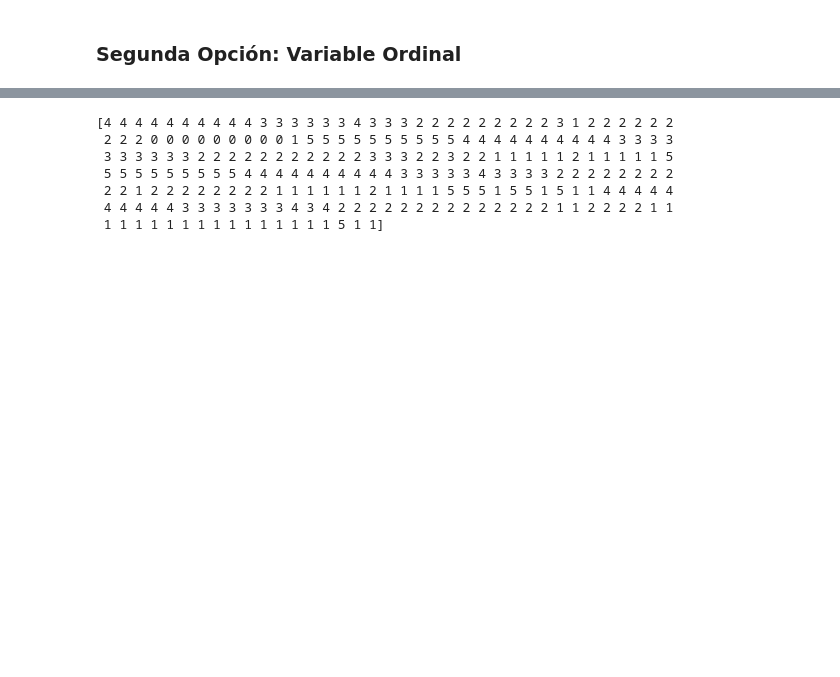
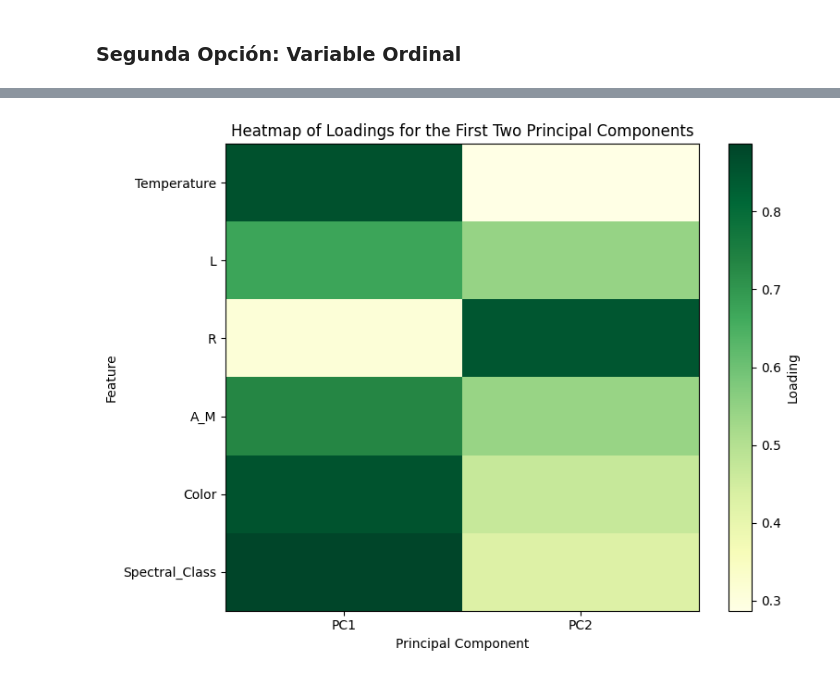
Before and after one commit to RodrigoMaroto/Practica2-ML, a Jupyter notebook: Practica2.ipynb, the cells around one changed output, grey strips where cells are left out. Drawn from its saved outputs; the diff is of its cells as text; code cells hidden in the pictures; blank space fills up the shorter version.

```diff
--- a/Practica2.ipynb
+++ b/Practica2.ipynb
@@ -148,8 +156,6 @@ Como se indica en el enunciado, el color está asociado a la cantidad de energí
 
 ![imagen.png](attachment:0f3cfe81-723f-4969-a126-64e106eaef75.png)
 # %%
-df = pd.read_csv("stars_data.csv")
-
 # Primero vamos a ver qué colores hay
 #print(df['Color'].unique())
 
@@ -174,17 +180,28 @@ df['Color'] = df['Color'].map(color_values)
 
 sc_values = {"M": 1, "K": 2, "G":3, "F":4, "A":5, "B":6, "O":7}
 df['Spectral_Class'] = df['Spectral_Class'].map(sc_values)
+features = df.columns
-# %%
-data = df.values
-scaled_data = scale(data)
-y_predict = kmeans(scaled_data, 6)
-
-print(y_predict)
-# %% [output]
-[4 4 4 4 4 4 4 4 4 4 3 3 3 3 3 3 4 3 3 3 2 2 2 2 2 2 2 2 2 3 1 2 2 2 2 2 2
- 2 2 2 0 0 0 0 0 0 0 0 0 1 5 5 5 5 5 5 5 5 5 5 4 4 4 4 4 4 4 4 4 4 3 3 3 3
- 3 3 3 3 3 3 2 2 2 2 2 2 2 2 2 2 2 3 3 3 2 2 3 2 2 1 1 1 1 1 2 1 1 1 1 1 5
- 5 5 5 5 5 5 5 5 5 4 4 4 4 4 4 4 4 4 4 3 3 3 3 3 4 3 3 3 3 2 2 2 2 2 2 2 2
- 2 2 1 2 2 2 2 2 2 2 2 1 1 1 1 1 1 2 1 1 1 1 5 5 5 1 5 5 1 5 1 1 4 4 4 4 4
- 4 4 4 4 4 3 3 3 3 3 3 3 4 3 4 2 2 2 2 2 2 2 2 2 2 2 2 2 2 1 1 2 2 2 2 1 1
- 1 1 1 1 1 1 1 1 1 1 1 1 1 1 1 5 1 1]
+# %%
+X_ord = scale(df)
+
+pca = PCA(n_components=2)
+X_ord_pca = pca.fit_transform(X_ord)
+# %%
+loadings = np.abs(pca.components_[:2].T * np.sqrt(pca.explained_variance_[:2]))
+
+# Create a DataFrame for loadings
+loadings_df = pd.DataFrame(loadings, columns=['PC1', 'PC2'], index= features)
+
+# Plot heatmap of loadings
+plt.figure(figsize=(8, 6))
+plt.title('Heatmap of Loadings for the First Two Principal Components')
+plt.xlabel('Principal Component')
+plt.ylabel('Feature')
+plt.imshow(loadings_df, cmap='YlGn', aspect='auto')
+plt.colorbar(label='Loading')
+plt.xticks(ticks=np.arange(len(loadings_df.columns)), labels=loadings_df.columns)
+plt.yticks(ticks=np.arange(len(loadings_df.index)), labels=loadings_df.index)
+plt.tight_layout()
+plt.show()
+# %% [output]
+[figure, added]
```
Also changed, not shown: parts of 37 cells of this notebook.
